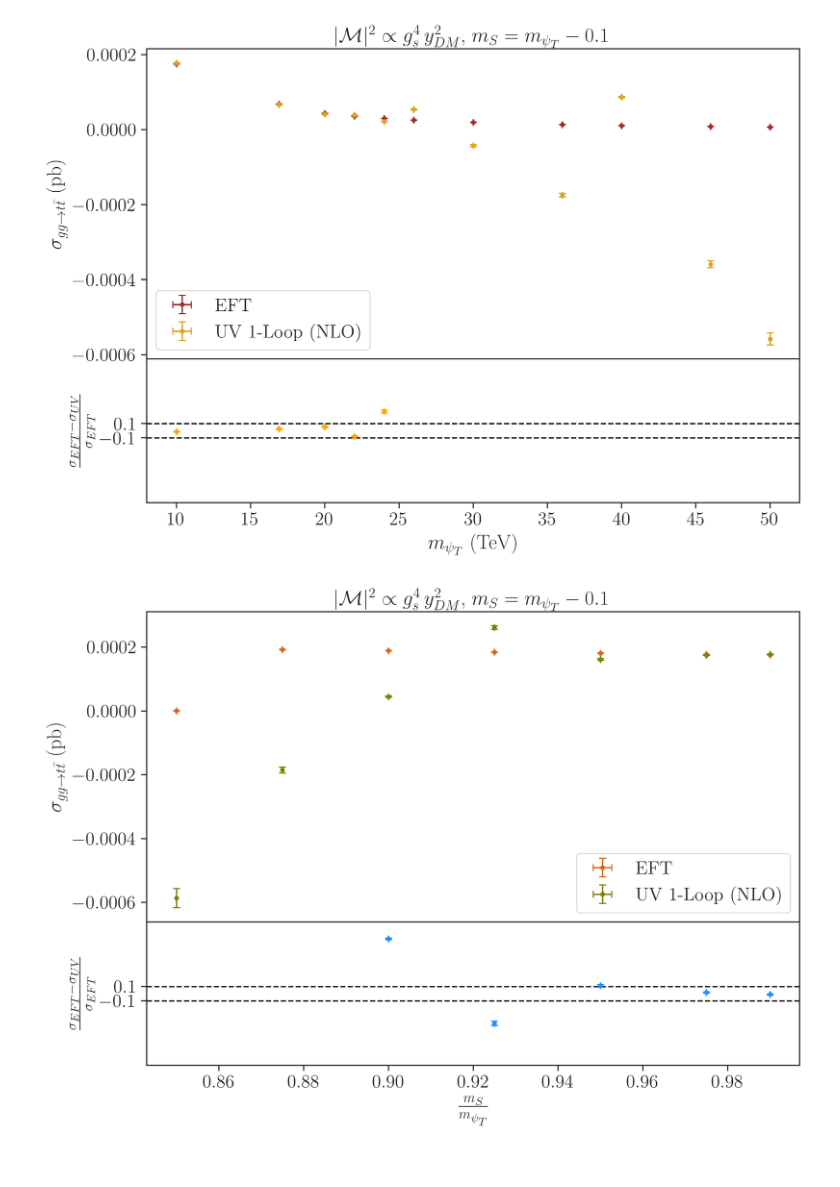
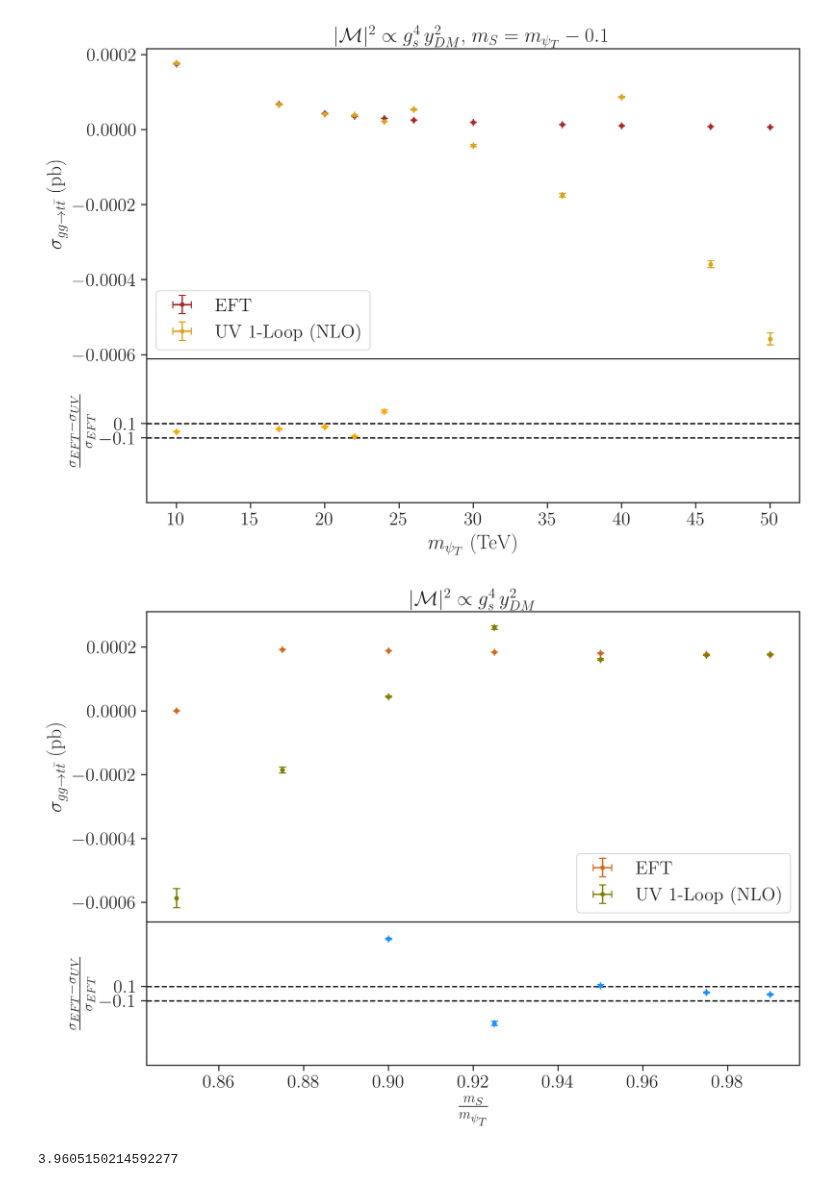
Before and after one commit to viniciusrocca/EFT_ToyModel, a Jupyter notebook: Plots/Validation.ipynb, the cells around one changed output. Cells and saved outputs as stored; diff of their text form; code cells hidden in the pictures.

```diff
--- a/Plots/Validation.ipynb
+++ b/Plots/Validation.ipynb
@@ -337,32 +337,37 @@ axs = gs.subplots(sharex=True)
 
 #Gráfico principal
 axs[0].errorbar(m_SDM4/m_psiT4,pts_g1_eft,err_g1_eft, 0, 'o', ms = 3.0, capsize=3,
                 color = 'chocolate', label = 'EFT' )
 axs[0].errorbar(m_SDM4/m_psiT4,pts_g1_uv,err_g1_uv,0, 'o', ms = 3.0, capsize=3,
                 color = 'olive', label = 'UV 1-Loop (NLO)' )
 axs[0].set_ylabel(r'$\sigma_{gg\to t\bar{t}}$ (pb)')
 axs[0].legend()
-axs[0].set_title(r'$|\mathcal{M}|^2 \propto g_s^4 \, y_{DM}^2$, $m_S = m_{\psi_T} - 0.1$  ')
+axs[0].set_title(r'$|\mathcal{M}|^2 \propto g_s^4 \, y_{DM}^2$ ')
 #axs[0].set_yscale('log')
 
 
 #Gráfico de resíduos
 diff5 = (pts_g1_eft - pts_g1_uv)/pts_g1_eft
 err5 = np.sqrt((err_g1_uv/pts_g1_eft)**2 + (pts_g1_uv/(pts_g1_eft**2)) * err_g1_eft**2)
 axs[1] = plt.subplot(gs[1])
 axs[1].errorbar(m_SDM4/m_psiT4,diff5,err5,0, 'o', ms = 3.0, capsize=3,
                 color = 'dodgerblue', label = 'EFT - UV 1-Loop' )
 axs[1].axhline(y=0.1, color='k', linestyle='--')
 axs[1].axhline(y=-0.1, color='k', linestyle='--')
 axs[1].set_ylabel(r'$\frac{\sigma_{EFT} - \sigma_{UV}}{\sigma_{EFT}}$')
 axs[1].set_yticks([-0.1,  0.1])
 axs[1].set_ylim([-1,1])
 #axs[1].set_yscale('log')
 
 
 plt.xlabel(r'$\frac{m_S}{m_{\psi_T}}$')
 
 
 plt.show()
 # %% [output]
-[figure, old version]
+[figure, new version]
+# %%
+#(4.614e-5,1.9e-7)
+print(4.614e-5/1.165e-5)
+# %% [output]
+3.9605150214592277
```
Also changed, not shown: parts of 4 cells of this notebook, 1 other file.
